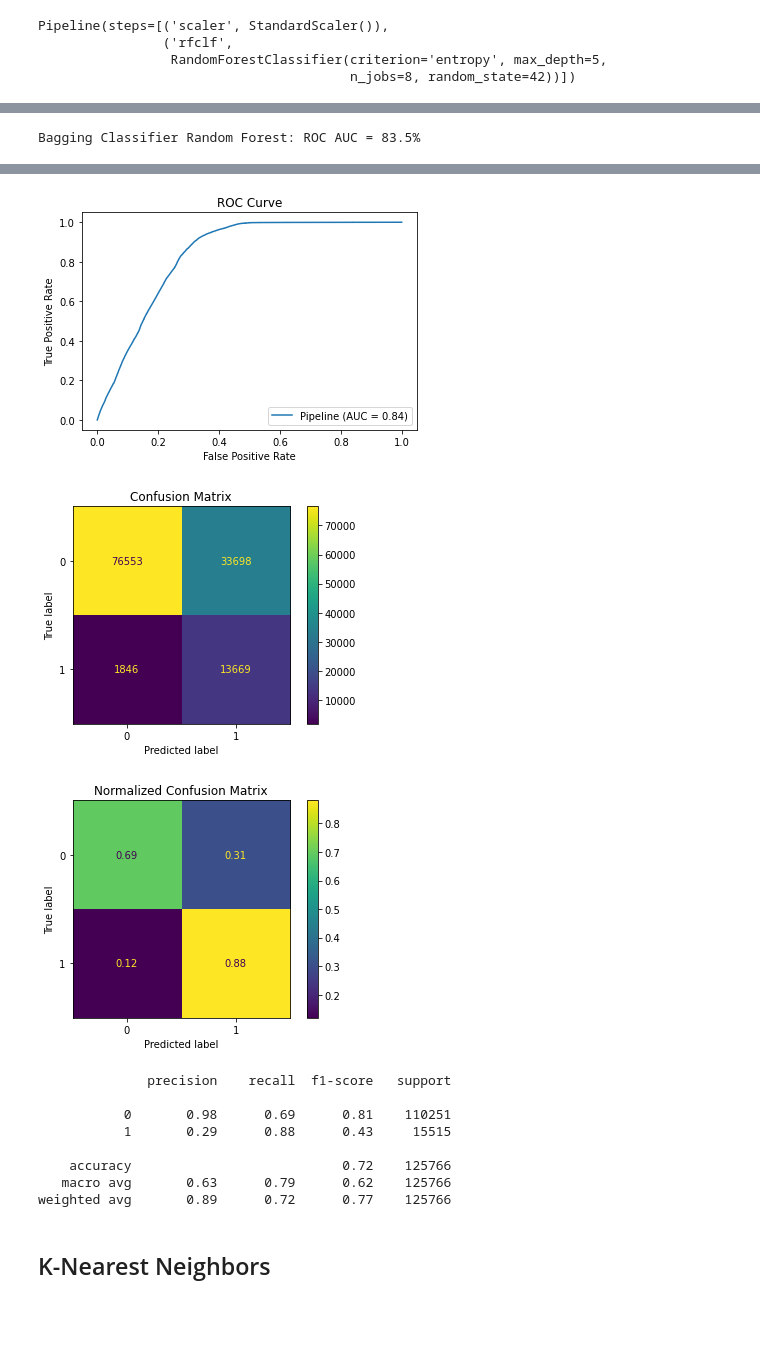
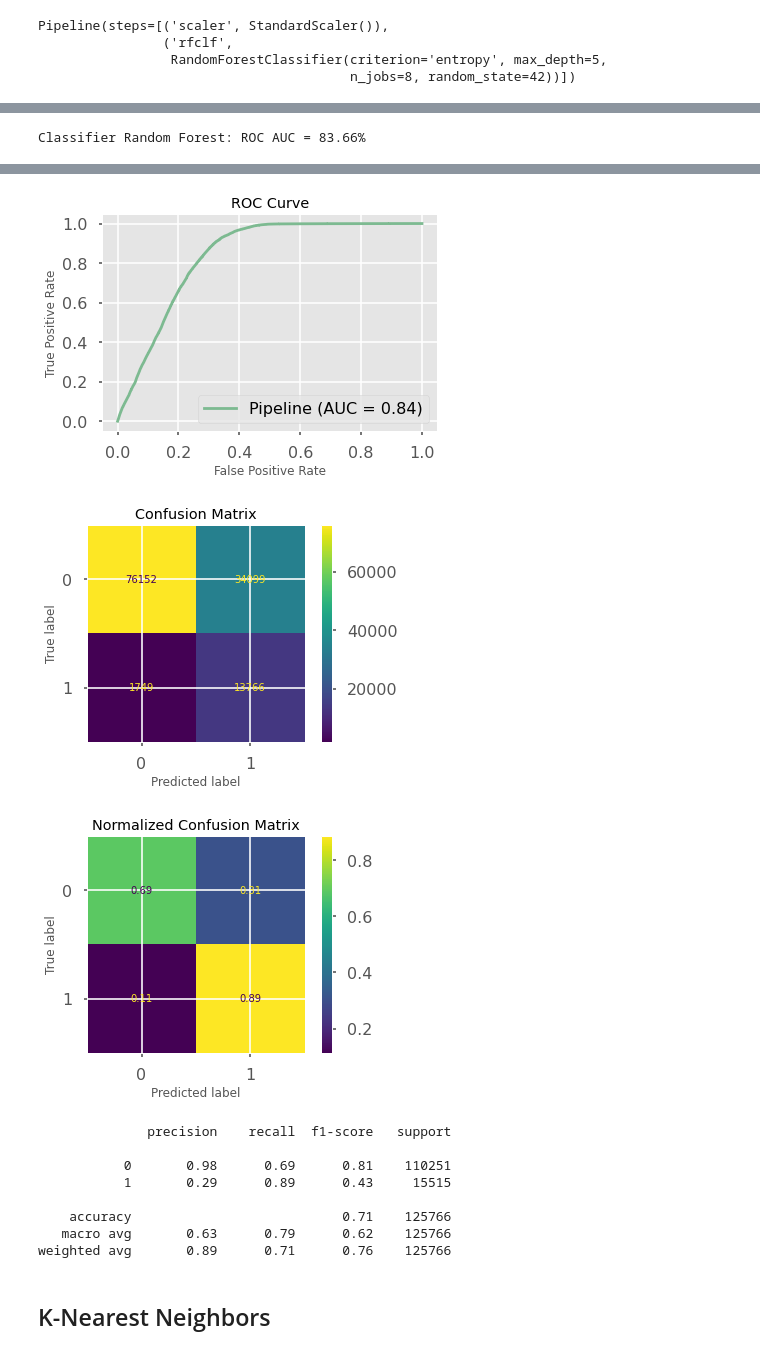
Before and after one commit to emperorner0/Auto_Insurance_Cross_Sell, a Jupyter notebook: Project_3.ipynb, the cells around one changed output, grey strips where cells are left out. Saved outputs shown, nothing was run; the diff lists cells and outputs as text; code cells hidden in the pictures; blank space fills up the shorter version.

```diff
--- a/Project_3.ipynb
+++ b/Project_3.ipynb
@@ -12,6 +12,11 @@ import seaborn as sns
 import numpy as np
 import plotly.express as px
 from tqdm import tqdm_notebook as tqdm
+import matplotlib.style as style
+
+style.use('seaborn-poster')
+style.use('ggplot')
+sns.set_palette('crest')
 # %%
 import warnings
 warnings.filterwarnings('ignore')
@@ -30,7 +35,7 @@ def test_scores_plots(model, X_test, y_true, model_name, plot=True, fast=False):
     and Precision-Recall Curve
 
     --------------------------------
-    Model[model] - Talkes in an Sklearn fitted model
+    Model[sklearn style model] - Talkes in an Sklearn fitted model
     X_test[Dataframe or array-like] - Takes in X values fed into the fitted model
     y_true[Dataframe or array-like] - True values to compare against
     model_name[string] - Name of the type of model being passed
@@ -738,5 +750,5 @@ array([6.24934064e-03, 1.09921062e-01, 5.62033408e-04, 3.96792552e-02,
 # %%
 rf_score = test_scores_plots(model=bg_clf, X_test=X_test,
-                  y_true=y_test, model_name='Bagging Classifier Random Forest')
+                  y_true=y_test, model_name='Classifier Random Forest')
 # %% [output]
-Bagging Classifier Random Forest: ROC AUC = 83.5%
+Classifier Random Forest: ROC AUC = 83.66%
@@ -744,14 +756,14 @@ Bagging Classifier Random Forest: ROC AUC = 83.5%
-[figure, old version]
+[figure, new version]
-[figure, old version]
+[figure, new version]
-[figure, old version]
+[figure, new version]
               precision    recall  f1-score   support
 
            0       0.98      0.69      0.81    110251
-           1       0.29      0.88      0.43     15515
+           1       0.29      0.89      0.43     15515
 
-    accuracy                           0.72    125766
+    accuracy                           0.71    125766
    macro avg       0.63      0.79      0.62    125766
-weighted avg       0.89      0.72      0.77    125766
+weighted avg       0.89      0.71      0.76    125766
 # %% [markdown]
 ## K-Nearest Neighbors
 # %% [markdown]
```
Also changed, not shown: parts of 50 cells of this notebook, 13 other files.
